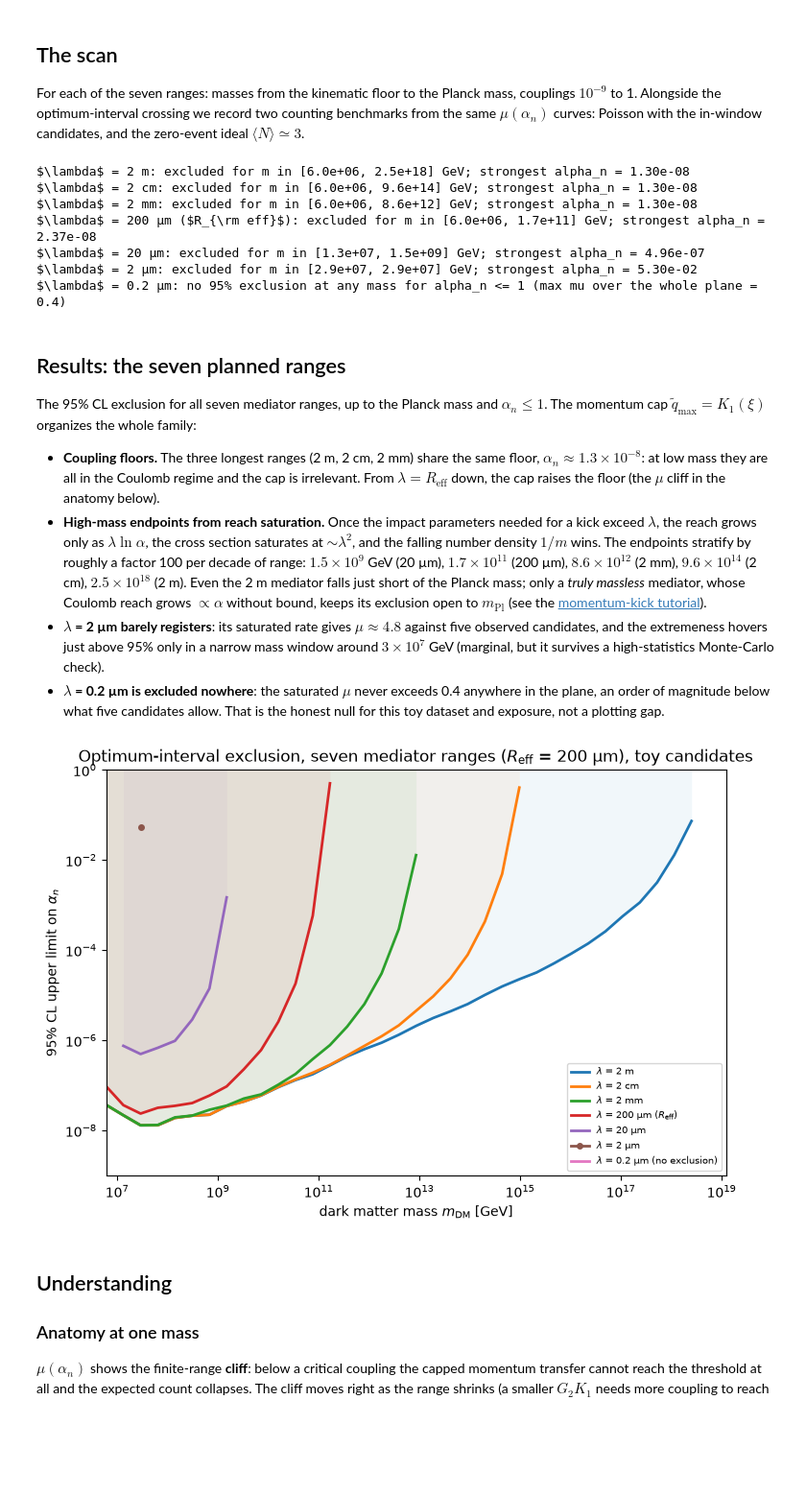
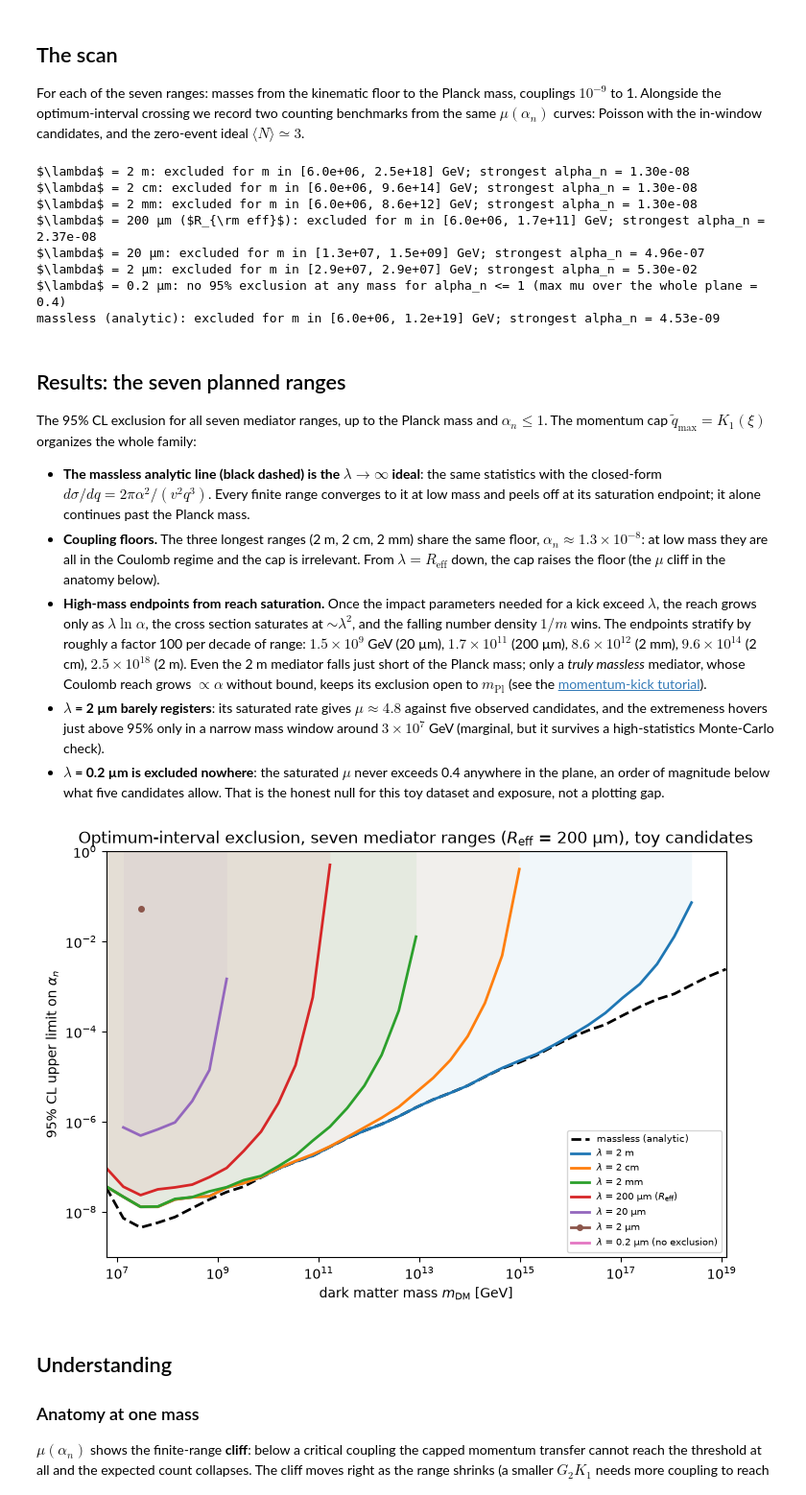
Before and after one commit to tunnell/optimum_interval, a Jupyter notebook: examples/uhdm_finite_range.ipynb, the cells around one changed output. Shown at 96% size. Drawn from its saved outputs; the diff is of its cells as text; code cells hidden in the pictures; blank space fills up the shorter version.

```diff
--- a/examples/uhdm_finite_range.ipynb
+++ b/examples/uhdm_finite_range.ipynb
@@ -204,6 +204,8 @@ for label, xs, _ in XSECS:
 
 def dsigma_dq(q, alpha, v, xs):
     # physical dsigma/dq in GeV^-3 (q in GeV, v in units of c); vectorized in v.
+    if xs is None:  # massless mediator: analytic projected Rutherford
+        return 2 * np.pi * alpha**2 / (v**2 * q**3)
     # Delta = ln(qt_max/qt) = ln(2 alpha G2 K1) - ln(q lambda v)
     delta = np.log(2 * alpha) + xs["ln_G2K1"] - np.log(q * xs["lamb_gev"] * v)
     ln_ds = xs["tab"](delta)
@@ -341,7 +346,8 @@ masses = np.geomspace(6e6, M_PLANCK, 37)
 alpha_scan = np.geomspace(1e-9, 1.0, 41)
 
 scan = {}
-for label, xs, color in XSECS:
+SCAN_SET = XSECS + [(r"massless (analytic)", None, "k")]
+for label, xs, color in SCAN_SET:
     a_oi, a_pois, a_ideal, mu_max = [], [], [], []
     for m_dm in masses:
         ps, mus, n_in = [], [], []
@@ -377,6 +383,7 @@ $\lambda$ = 200 µm ($R_{\rm eff}$): excluded for m in [6.0e+06, 1.7e+11] GeV; s
 $\lambda$ = 20 µm: excluded for m in [1.3e+07, 1.5e+09] GeV; strongest alpha_n = 4.96e-07
 $\lambda$ = 2 µm: excluded for m in [2.9e+07, 2.9e+07] GeV; strongest alpha_n = 5.30e-02
 $\lambda$ = 0.2 µm: no 95% exclusion at any mass for alpha_n <= 1 (max mu over the whole plane = 0.4)
+massless (analytic): excluded for m in [6.0e+06, 1.2e+19] GeV; strongest alpha_n = 4.53e-09
 # %% [markdown]
 ## Results: the seven planned ranges
 
@@ -384,6 +391,11 @@ The 95% CL exclusion for all seven mediator ranges, up to the Planck mass and
 $\alpha_n \le 1$. The momentum cap $\tilde q_\text{max} = K_1(\xi)$ organizes
 the whole family:
 
+- **The massless analytic line (black dashed) is the $\lambda\to\infty$
+  ideal**: the same statistics with the closed-form
+  $d\sigma/dq = 2\pi\alpha^2/(v^2q^3)$. Every finite range converges to it at
+  low mass and peels off at its saturation endpoint; it alone continues past
+  the Planck mass.
 - **Coupling floors.** The three longest ranges (2 m, 2 cm, 2 mm) share the
   same floor, $\alpha_n \approx 1.3\times10^{-8}$: at low mass they are all in
   the Coulomb regime and the cap is irrelevant. From
@@ -409,29 +421,32 @@ the whole family:
   not a plotting gap.
 # %%
 fig, ax = plt.subplots(figsize=(7.5, 5.2))
+a_ml = scan[r"massless (analytic)"]["a_oi"]
+ok_ml = np.isfinite(a_ml)
+ax.plot(masses[ok_ml], a_ml[ok_ml], "k--", lw=2, label="massless (analytic)")
 for label, xs, color in XSECS:
     a_oi = scan[label]["a_oi"]
     ok = np.isfinite(a_oi)
     if ok.any():
         ax.fill_between(masses[ok], a_oi[ok], 1.0, color=color, alpha=0.06, lw=0)
         style = dict(marker="o", ms=4) if ok.sum() < 4 else {}
         ax.plot(masses[ok], a_oi[ok], "-", color=color, lw=2, label=label, **style)
     else:
         ax.plot([], [], "-", color=color, lw=2,
                 label=label + " (no exclusion)")
 ax.set_xscale("log")
 ax.set_yscale("log")
 ax.set_xlim(masses.min(), M_PLANCK)
 ax.set_ylim(1e-9, 1.0)
 ax.set_xlabel(r"dark matter mass $m_{\rm DM}$ [GeV]")
 ax.set_ylabel(r"95% CL upper limit on $\alpha_n$")
 ax.set_title(rf"Optimum-interval exclusion, seven mediator ranges "
              rf"($R_{{\rm eff}}$ = {R_EFF * 1e6:.0f} µm), toy candidates")
 ax.legend(fontsize=7, loc="lower right")
 fig.tight_layout()
 fig.savefig("../figures/uhdm_finite_range_exclusion.png", dpi=140)
 # %% [output]
-[figure, old version]
+[figure, new version]
 # %% [markdown]
 ## Understanding
 
```
Also changed, not shown: parts of 2 cells of this notebook, 1 other file.
